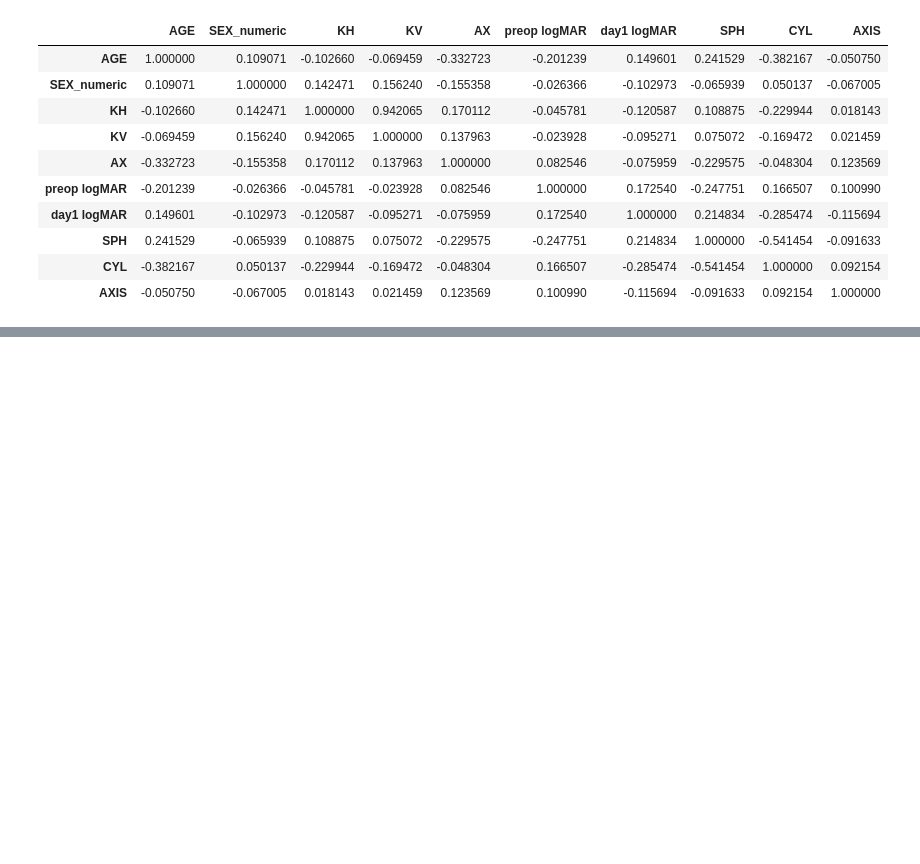
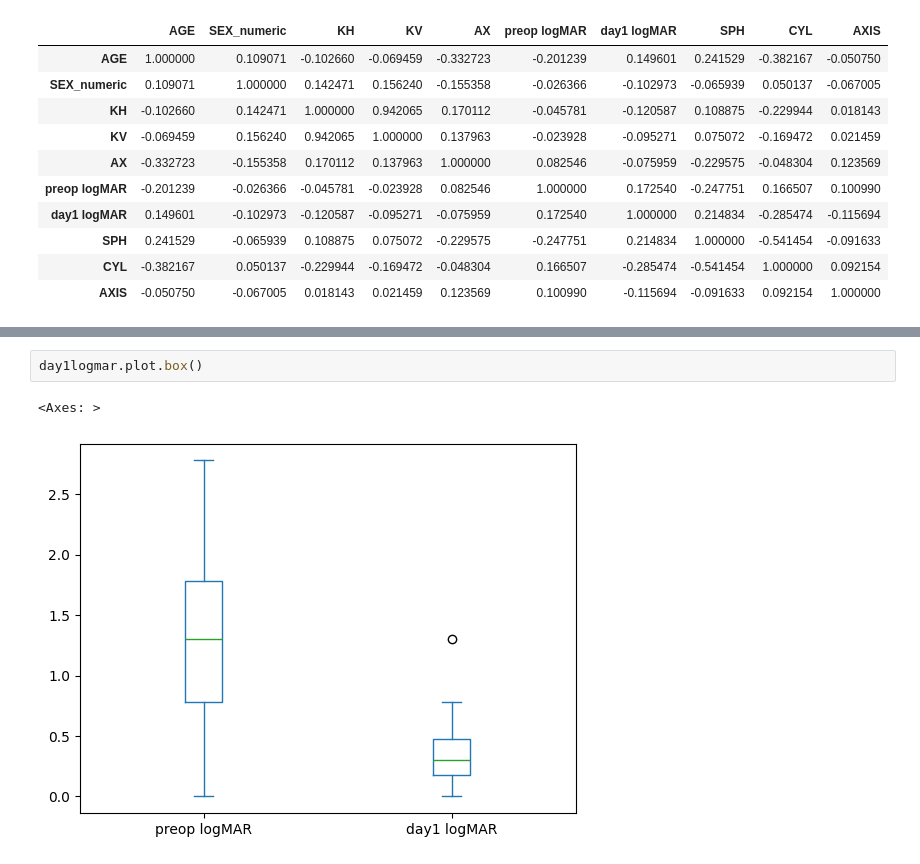
Before and after one commit to drskprabhakar/AI-ML-DL-colab-notebooks-coding-models, a Jupyter notebook: Kalyani_3_follow_ups_arak11825.ipynb, the cells around one changed output, grey strips where cells are left out. Cells and saved outputs as stored; diff of their text form; blank space fills up the shorter version.

```diff
--- a/Kalyani_3_follow_ups_arak11825.ipynb
+++ b/Kalyani_3_follow_ups_arak11825.ipynb
@@ -342,0 +391,5 @@ mixed_df[['AGE', 'SEX_numeric', 'KH', 'KV', 'AX','preop logMAR', 'day1 logMAR','
+# %%
+day1logmar.plot.box()
+# %% [output]
+<Axes: >
+[figure, added]
```
Also changed, not shown: parts of 7 cells of this notebook.
